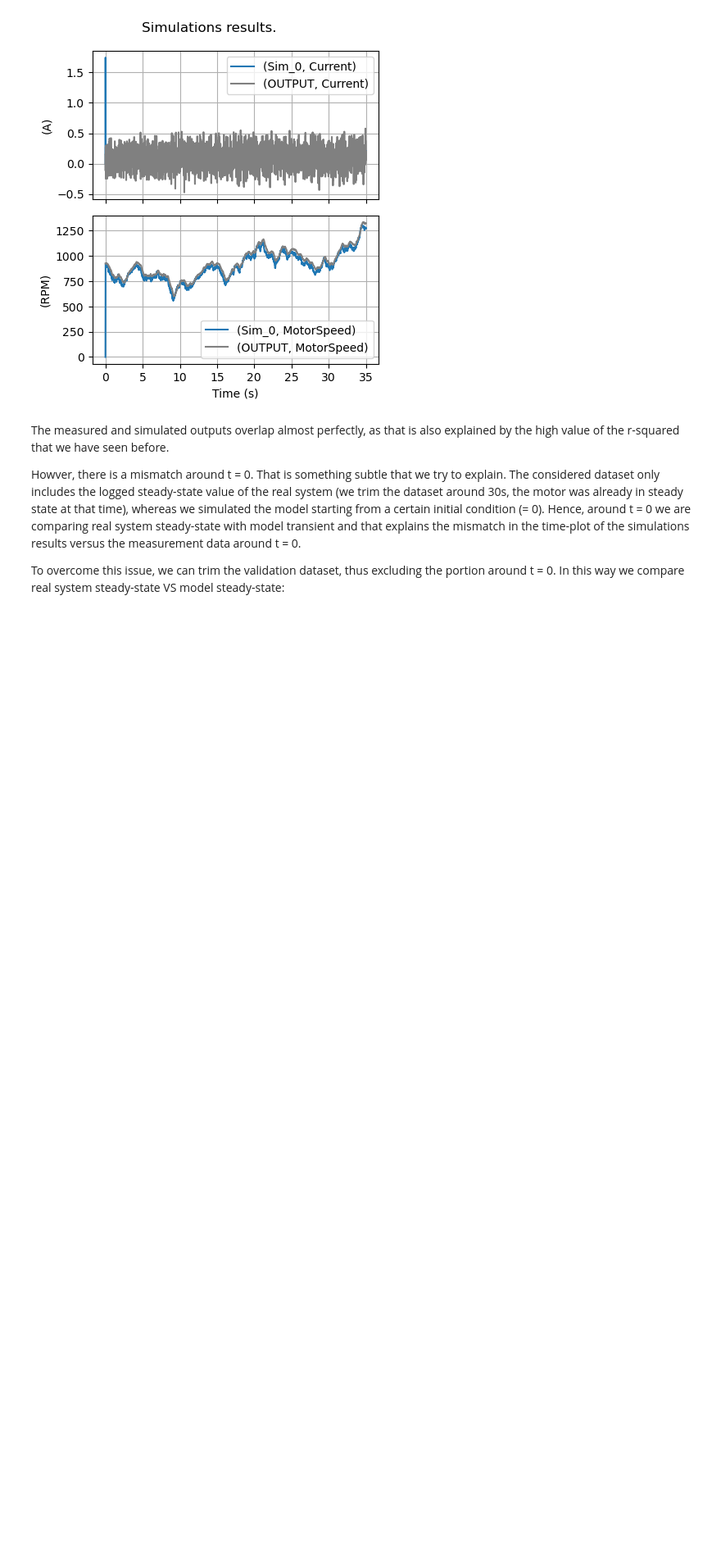
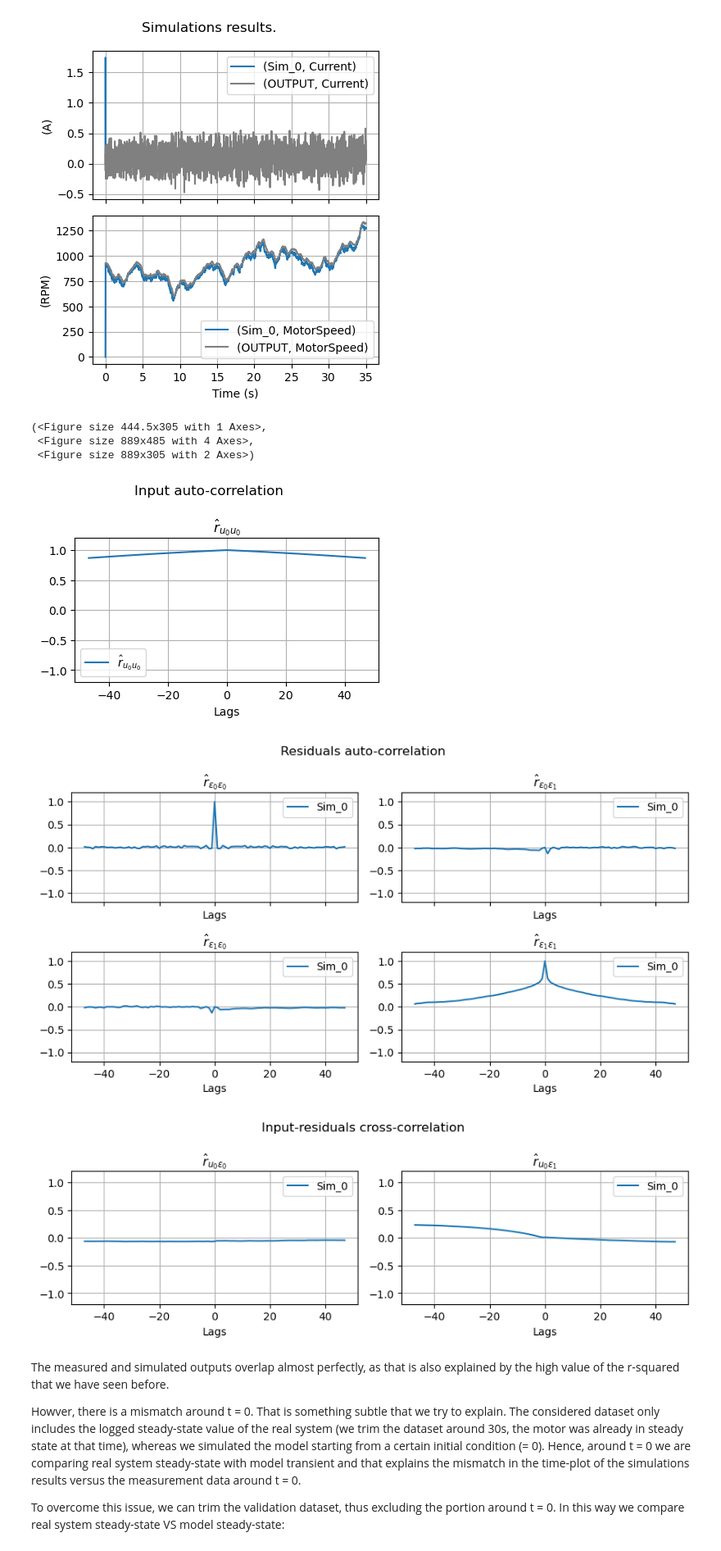
Before and after one commit to ubaldot/dymoval, a Jupyter notebook: src/dymoval_tutorial/dymoval_tutorial.ipynb, the cells around one changed output. Shown at 82% size. Cells and saved outputs as stored; diff of their text form; code cells hidden in the pictures; blank space fills up the shorter version.

```diff
--- a/src/dymoval_tutorial/dymoval_tutorial.ipynb
+++ b/src/dymoval_tutorial/dymoval_tutorial.ipynb
@@ -304,6 +304,15 @@ vs.plot_simulations(dataset='out')
 # %% [output]
 [figure]
 [figure]
+# %%
+vs.plot_residuals()
+# %% [output]
+(<Figure size 444.5x305 with 1 Axes>,
+ <Figure size 889x485 with 4 Axes>,
+ <Figure size 889x305 with 2 Axes>)
+[figure, added]
+[figure, added]
+[figure, added]
 # %% [markdown]
 The measured and simulated outputs overlap almost perfectly, as that is also explained by the high value of the r-squared that we have seen before.
 
```
Also changed, not shown: parts of 6 cells of this notebook, 1 other file.
